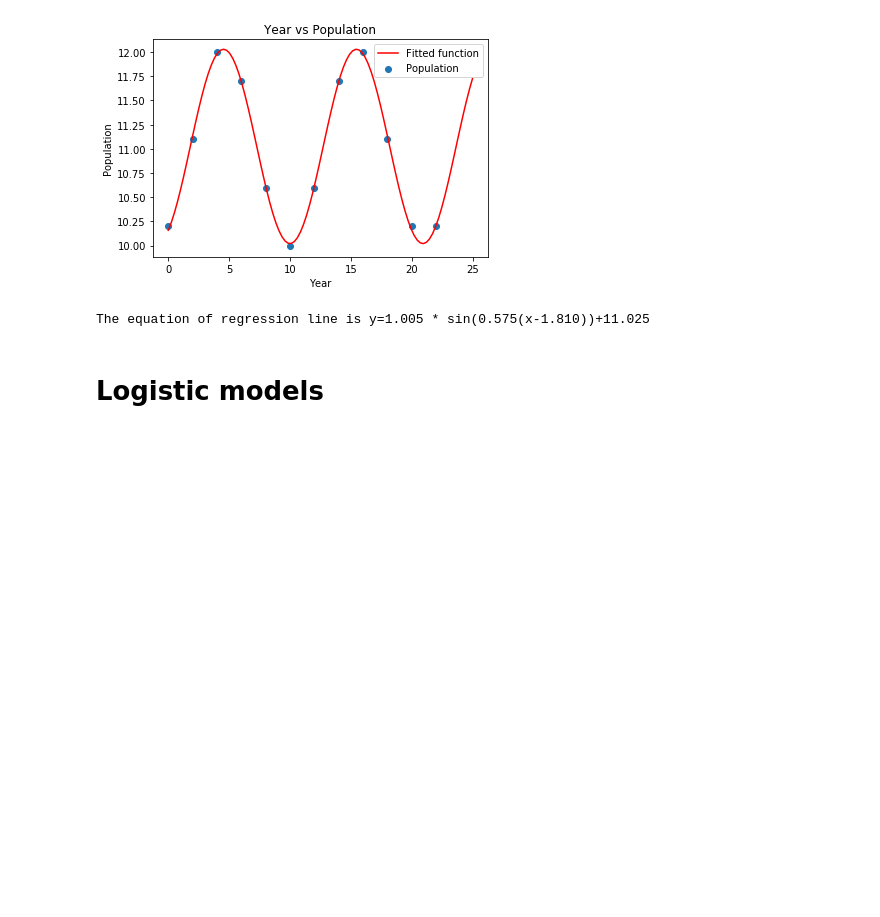
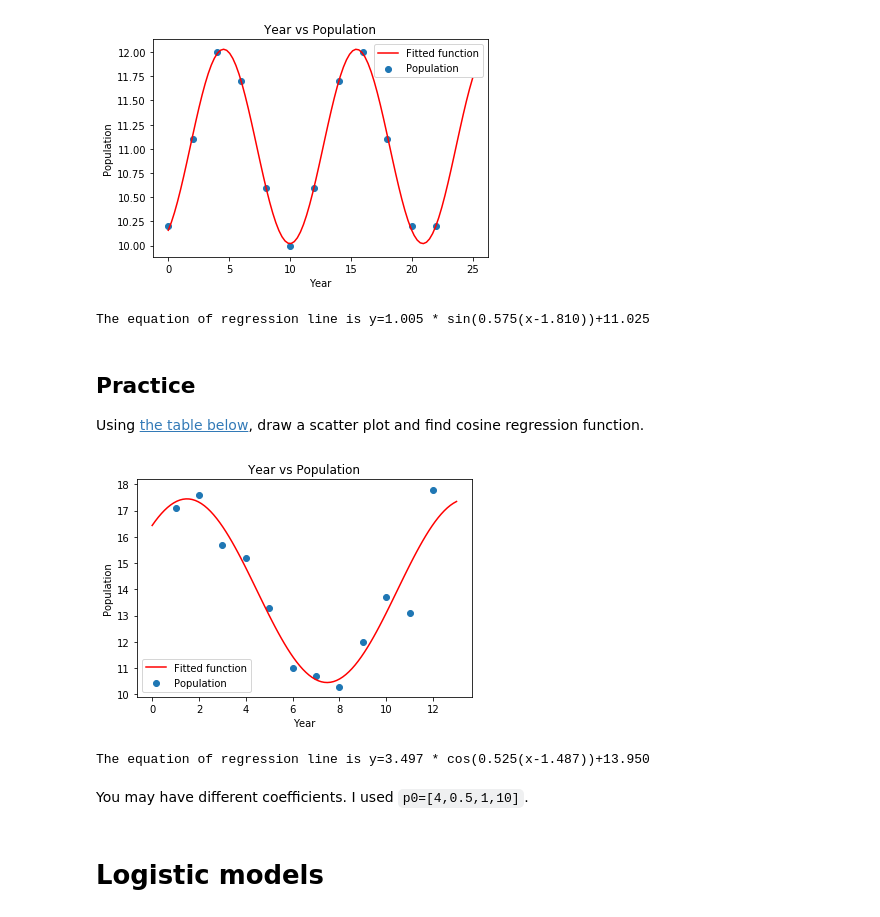
Before and after one commit to shinokada/python-for-ib-diploma-mathematics, a Jupyter notebook: Modelling_functions.ipynb, the cells around one changed output. Cells and saved outputs as stored; diff of their text form; code cells hidden in the pictures; blank space fills up the shorter version.

```diff
--- a/Modelling_functions.ipynb
+++ b/Modelling_functions.ipynb
@@ -748,6 +759,42 @@ print(f'The equation of regression line is y={a:.3f} * sin({b:.3f}(x-{np.radians
 # %% [output]
 [figure]
 The equation of regression line is y=1.005 * sin(0.575(x-1.810))+11.025
+# %% [markdown]
+## Practice
+
+Using [the table below](https://niwa.co.nz/education-and-training/schools/resources/climate/modelling), draw a scatter plot and find cosine regression function.
+# %%
+import numpy as np
+import matplotlib.pyplot as plt
+%matplotlib inline
+
+month=np.arange(1,13)
+temp=np.array([17.1,17.6,15.7,15.2,13.3,11,10.7,10.3,12,13.7,13.1,17.8])
+
+
+def cosfunc(x, a, b, c, d):
+    return a * np.cos(b * (x - np.radians(c)))+d
+
+
+popt, pcov = curve_fit(cosfunc, month, temp, p0=[4,0.5,1,10])
+x_data = np.linspace(0, 13, num=100)
+
+plt.scatter(month,temp,label='Population')
+plt.plot(x_data, cosfunc(x_data, *popt), 'r-',label='Fitted function')
+plt.title("Year vs Population")
+plt.xlabel('Year')
+plt.ylabel('Population')
+plt.legend()
+plt.show()
+
+a, b, c, d = popt
+
+print(f'The equation of regression line is y={a:.3f} * cos({b:.3f}(x-{np.radians(c):.3f}))+{d:.3f}')
+# %% [output]
+[figure, added]
+The equation of regression line is y=3.497 * cos(0.525(x-1.487))+13.950
+# %% [markdown]
+You may have different coefficients. I used `p0=[4,0.5,1,10]`.
 # %% [markdown]
 # Logistic models
 # %% [markdown]
```
Also changed, not shown: parts of 9 cells of this notebook.
